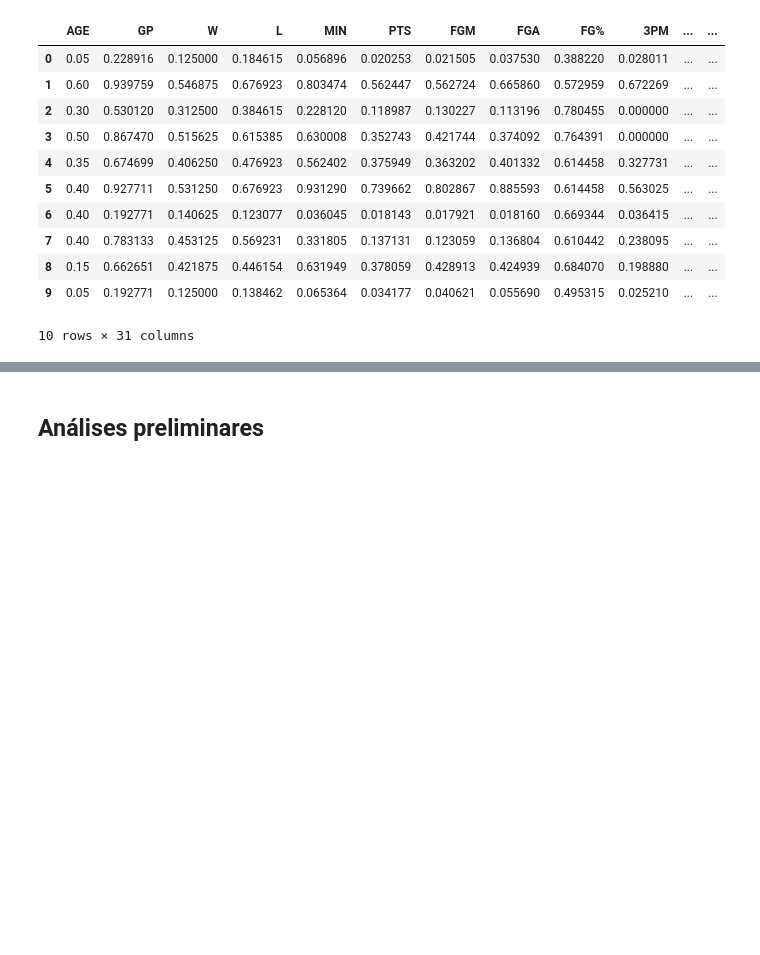
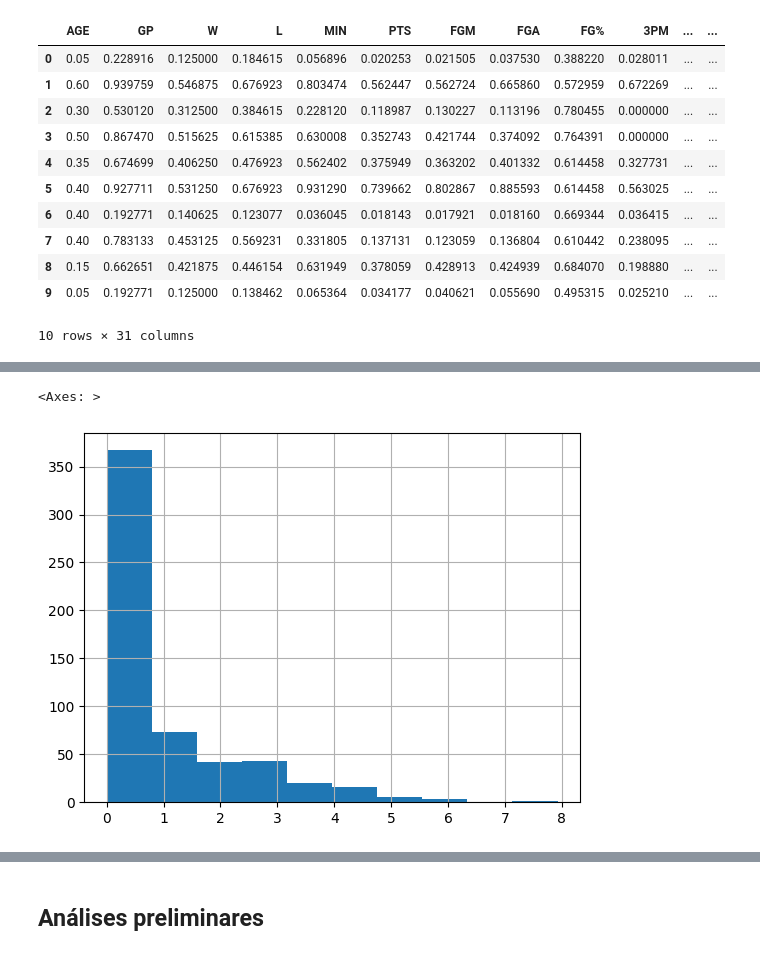
Before and after one commit to lss8/DataScienceNBA, a Jupyter notebook: Project_Data_Science.ipynb, the cells around one changed output, grey strips where cells are left out. Cells and saved outputs as stored; diff of their text form; code cells hidden in the pictures; blank space fills up the shorter version.

```diff
--- a/Project_Data_Science.ipynb
+++ b/Project_Data_Science.ipynb
@@ -308,0 +382,5 @@ df_normalized.head(10)
+# %%
+(abs(df['3PM']-df['3PM'].median())/mad).hist()
+# %% [output]
+<Axes: >
+[figure, added]
```
Also changed, not shown: parts of 28 cells of this notebook.
